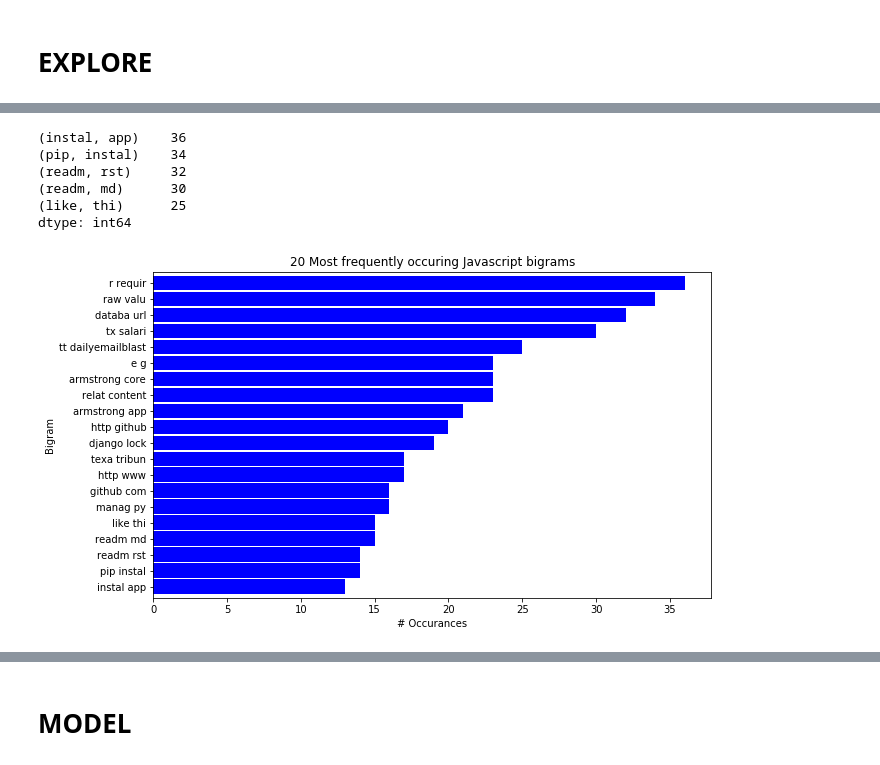
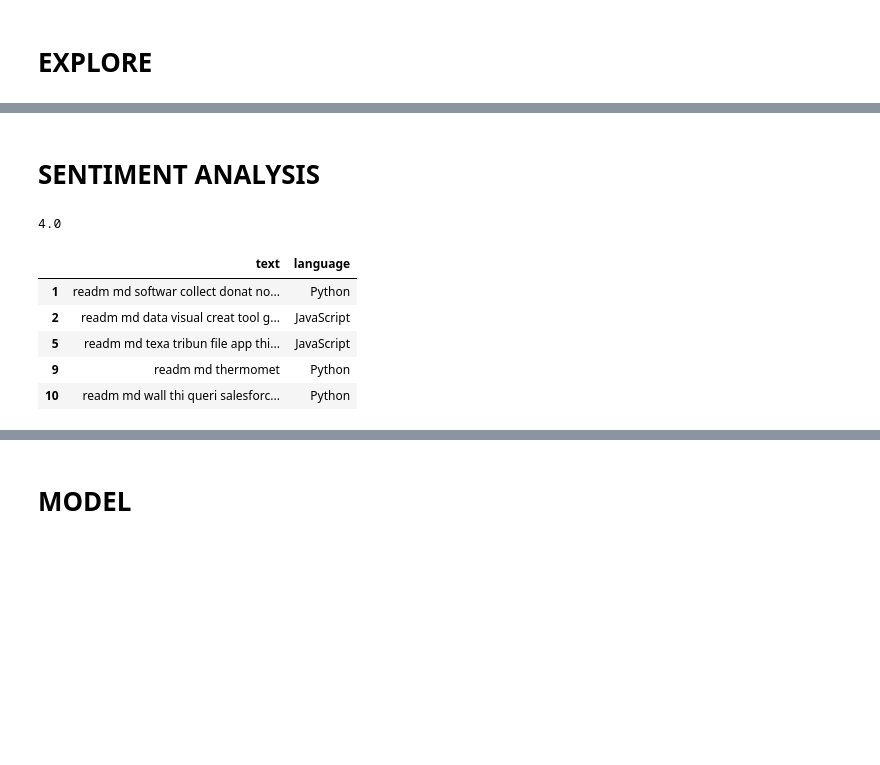
Before and after one commit to dd-jason-chad/nlp_project, a Jupyter notebook: dd-project.ipynb, the cells around one changed output, grey strips where cells are left out. Saved outputs shown, nothing was run; the diff lists cells and outputs as text; code cells hidden in the pictures; blank space fills up the shorter version.

```diff
--- a/dd-project.ipynb
+++ b/dd-project.ipynb
@@ -588,26 +529,19 @@ plt.axis('off')
 # %%
-top_20_js_bigrams = (pd.Series(nltk.ngrams(python_words, 2))
-                      .value_counts()
-                      .head(20))
+# top_20_js_bigrams = (pd.Series(nltk.ngrams(python_words, 2))
+#                       .value_counts()
+#                       .head(20))
 
-top_20_js_bigrams.head()
+# top_20_js_bigrams.head()
-# %% [output]
-(instal, app)    36
-(pip, instal)    34
-(readm, rst)     32
-(readm, md)      30
-(like, thi)      25
-dtype: int64
 # %%
-top_20_js_bigrams.sort_values().plot.barh(color='blue', width=.9, figsize=(10, 6))
+# top_20_js_bigrams.sort_values().plot.barh(color='blue', width=.9, figsize=(10, 6))
 
-plt.title('20 Most frequently occuring Javascript bigrams')
-plt.ylabel('Bigram')
-plt.xlabel('# Occurances')
+# plt.title('20 Most frequently occuring Javascript bigrams')
+# plt.ylabel('Bigram')
+# plt.xlabel('# Occurances')
 
-# make the labels pretty
-ticks, _ = plt.yticks()
-labels = top_20_js_bigrams.reset_index()['index'].apply(lambda t: t[0] + ' ' + t[1])
-_ = plt.yticks(ticks, labels)
+# # make the labels pretty
+# ticks, _ = plt.yticks()
+# labels = top_20_js_bigrams.reset_index()['index'].apply(lambda t: t[0] + ' ' + t[1])
+# _ = plt.yticks(ticks, labels)
-# %% [output]
-[figure, removed]
+# %% [markdown]
+# SENTIMENT ANALYSIS
@@ -613,0 +550,13 @@ _ = plt.yticks(ticks, labels)
+# %%
+afinn.score('This is amazingly awesome')
+# %% [output]
+4.0
+# %%
+df.head()
+# %% [output]
+|  | text | language |
+| 1 | readm md softwar collect donat no... | Python |
+| 2 | readm md data visual creat tool g... | JavaScript |
+| 5 | readm md texa tribun file app thi... | JavaScript |
+| 9 | readm md thermomet | Python |
+| 10 | readm md wall thi queri salesforc... | Python |
```
Also changed, not shown: parts of 39 cells of this notebook.
